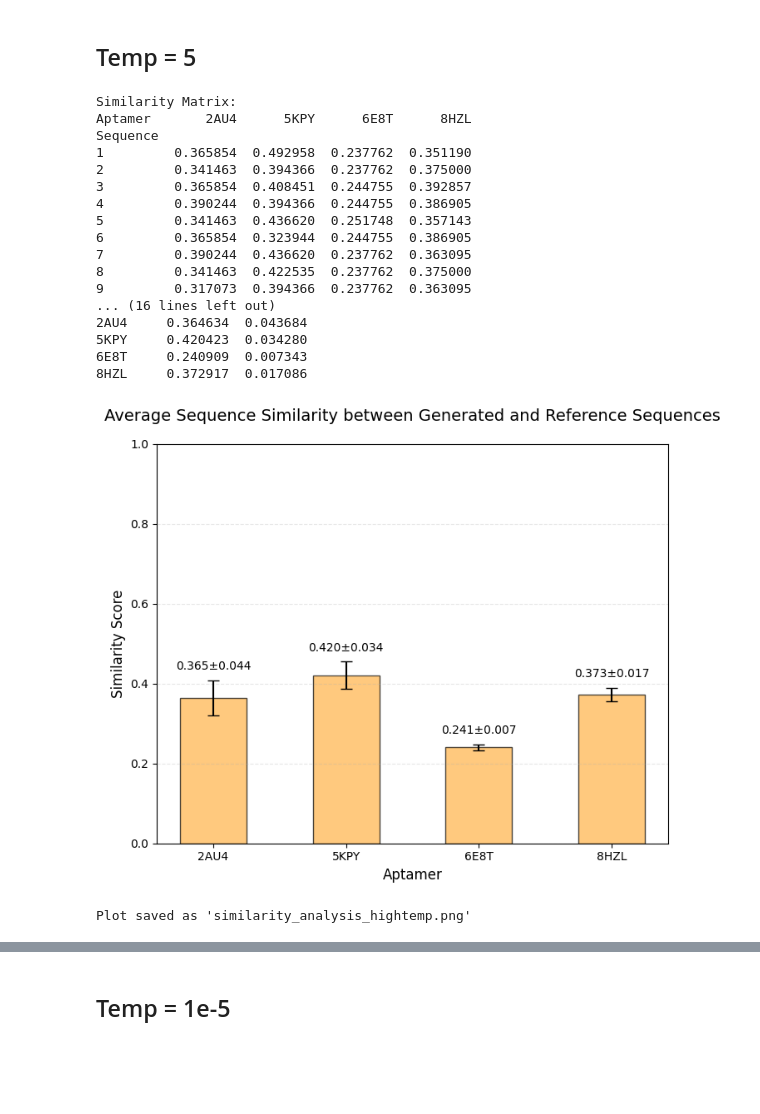
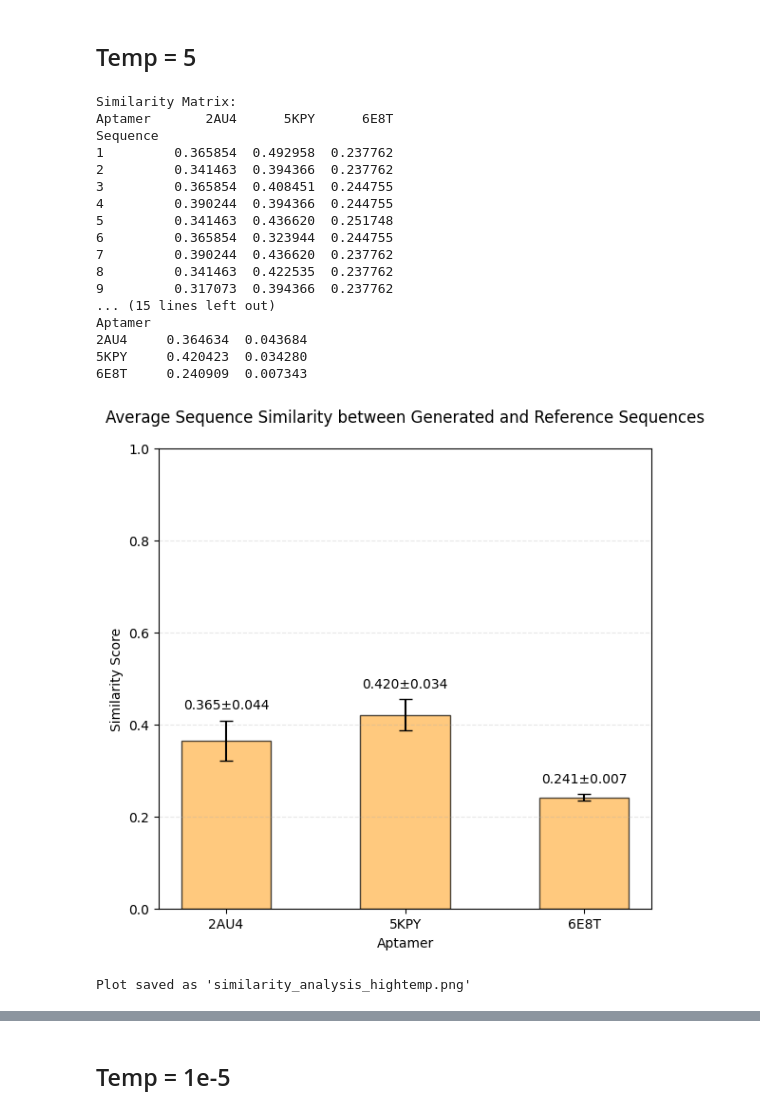
Before and after one commit to peneeta/Benchmarking-RhoDesign, a Jupyter notebook: analyze_seqs.ipynb, the cells around one changed output, grey strips where cells are left out. Cells and saved outputs as stored; diff of their text form; code cells hidden in the pictures; blank space fills up the shorter version.

```diff
--- a/analyze_seqs.ipynb
+++ b/analyze_seqs.ipynb
@@ -42,7 +42,7 @@ def calculate_similarity(seq1, seq2):
 ## Temp = 1
 # %%
 # dir with generated seqs
-aptamers = ["2AU4", "5KPY", "6E8T", "8HZL"]
+aptamers = ["2AU4", "5KPY", "6E8T"]
 base_dir = "./generated_seqs/"
 fasta_dir = "./aptamers/fasta/"
 # %%
@@ -104,5 +104,5 @@ Sequence
 # %%
-fig, ax = plt.subplots(figsize=(7, 6))
+fig, ax = plt.subplots(figsize=(6, 6))
 
 x_pos = np.arange(len(aptamers))
 means = stats['mean'].values
@@ -111,10 +111,10 @@ stds = stats['std'].values
 bars = ax.bar(x_pos, means, yerr=stds, capsize=5, alpha=0.7,
               color='dodgerblue', edgecolor='black', linewidth=1, width=0.5)
 
-ax.set_xlabel('Aptamer', fontsize=12)
-ax.set_ylabel('Similarity Score', fontsize=12,)
+ax.set_xlabel('Aptamer', fontsize=10)
+ax.set_ylabel('Similarity Score', fontsize=10)
 ax.set_title('Average Sequence Similarity between Generated and Reference (Temp = 1)',
-             fontsize=14, pad=20)
+             fontsize=12, pad=20)
 ax.set_xticks(x_pos)
 ax.set_xticklabels(aptamers)
 ax.set_ylim([0, 1])
@@ -191,6 +189,6 @@ Aptamer
 # %%
 # Create bar plot for self-similarity
-fig2, ax2 = plt.subplots(figsize=(7, 6))
+fig2, ax2 = plt.subplots(figsize=(6, 6))
 
 x_pos = np.arange(len(aptamers))
 self_means = self_stats['mean'].values
@@ -199,10 +197,10 @@ self_stds = self_stats['std'].values
 bars2 = ax2.bar(x_pos, self_means, yerr=self_stds, capsize=5, alpha=0.7, width=0.5,
                 color='dodgerblue', edgecolor='black', linewidth=1.2)
 
-ax2.set_xlabel('Aptamer', fontsize=12)
-ax2.set_ylabel('Self-Similarity Score', fontsize=12)
+ax2.set_xlabel('Aptamer', fontsize=10)
+ax2.set_ylabel('Self-Similarity Score', fontsize=10)
 ax2.set_title('Average Pairwise Similarity within Generated Sequences (Temp = 1)',
-              fontsize=14, pad=20)
+              fontsize=12, pad=20)
 ax2.set_xticks(x_pos)
 ax2.set_xticklabels(aptamers)
 ax2.set_ylim([0, 1])
@@ -229,7 +227,7 @@ Self-similarity plot saved as 'self_similarity_analysis.png'
 ## Temp = 5
 # %%
 # dir with generated seqs
-aptamers = ["2AU4", "5KPY", "6E8T", "8HZL"]
+aptamers = ["2AU4", "5KPY", "6E8T"]
 base_dir = "./generated_seqs_hightemp/"
 fasta_dir = "./aptamers/fasta/"
 
@@ -272,57 +270,57 @@ print(stats)
 print("\n")
 # %% [output]
 Similarity Matrix:
-Aptamer       2AU4      5KPY      6E8T      8HZL
+Aptamer       2AU4      5KPY      6E8T
 Sequence
-1         0.365854  0.492958  0.237762  0.351190
-2         0.341463  0.394366  0.237762  0.375000
-3         0.365854  0.408451  0.244755  0.392857
-4         0.390244  0.394366  0.244755  0.386905
-5         0.341463  0.436620  0.251748  0.357143
-6         0.365854  0.323944  0.244755  0.386905
-7         0.390244  0.436620  0.237762  0.363095
-8         0.341463  0.422535  0.237762  0.375000
-9         0.317073  0.394366  0.237762  0.363095
-... (16 lines left out)
+1         0.365854  0.492958  0.237762
+2         0.341463  0.394366  0.237762
+3         0.365854  0.408451  0.244755
+4         0.390244  0.394366  0.244755
+5         0.341463  0.436620  0.251748
+6         0.365854  0.323944  0.244755
+7         0.390244  0.436620  0.237762
+8         0.341463  0.422535  0.237762
+9         0.317073  0.394366  0.237762
+... (15 lines left out)
+Aptamer
 2AU4     0.364634  0.043684
 5KPY     0.420423  0.034280
 6E8T     0.240909  0.007343
-8HZL     0.372917  0.017086
 # %%
-fig, ax = plt.subplots(figsize=(7, 6))
+fig, ax = plt.subplots(figsize=(6, 6))
 
 x_pos = np.arange(len(aptamers))
 means = stats['mean'].values
 stds = stats['std'].values
 
 bars = ax.bar(x_pos, means, yerr=stds, capsize=5, alpha=0.7,
               color='#FFB347', edgecolor='black', linewidth=1, width=0.5)
 
-ax.set_xlabel('Aptamer', fontsize=12)
-ax.set_ylabel('Similarity Score', fontsize=12,)
+ax.set_xlabel('Aptamer', fontsize=10)
+ax.set_ylabel('Similarity Score', fontsize=10,)
 ax.set_title('Average Sequence Similarity between Generated and Reference Sequences',
-             fontsize=14, pad=20)
+             fontsize=12, pad=20)
 ax.set_xticks(x_pos)
 ax.set_xticklabels(aptamers)
 ax.set_ylim([0, 1])
 ax.grid(axis='y', alpha=0.3, linestyle='--')
 
 # Add value labels on bars
 for i, (bar, mean, std) in enumerate(zip(bars, means, stds)):
     height = bar.get_height()
     # Add padding above the error bar
     y_pos = height + std + 0.02  # 0.02 units of padding
     ax.text(bar.get_x() + bar.get_width()/2., y_pos,
             f'{mean:.3f}±{std:.3f}',
             ha='center', va='bottom', fontsize=10)
 
 plt.tight_layout()
 plt.savefig('./figs/similarity_analysis_hightemp.png', dpi=300, bbox_inches='tight')
 plt.show()
 
 print("Plot saved as 'similarity_analysis_hightemp.png'")
 # %% [output]
-[figure, old version]
+[figure, new version]
 Plot saved as 'similarity_analysis_hightemp.png'
 # %%
 print("\n" + "="*80)
```
Also changed, not shown: parts of 10 cells of this notebook, 7 other files.
